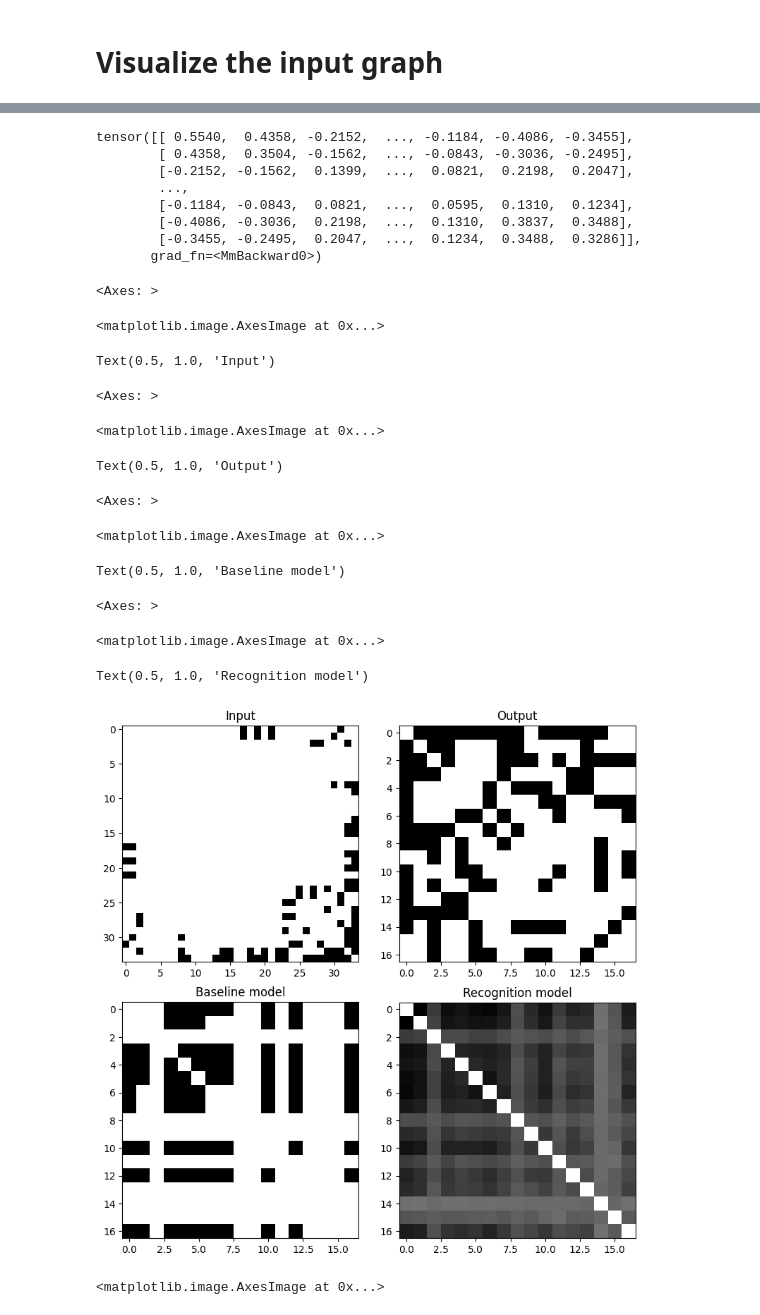
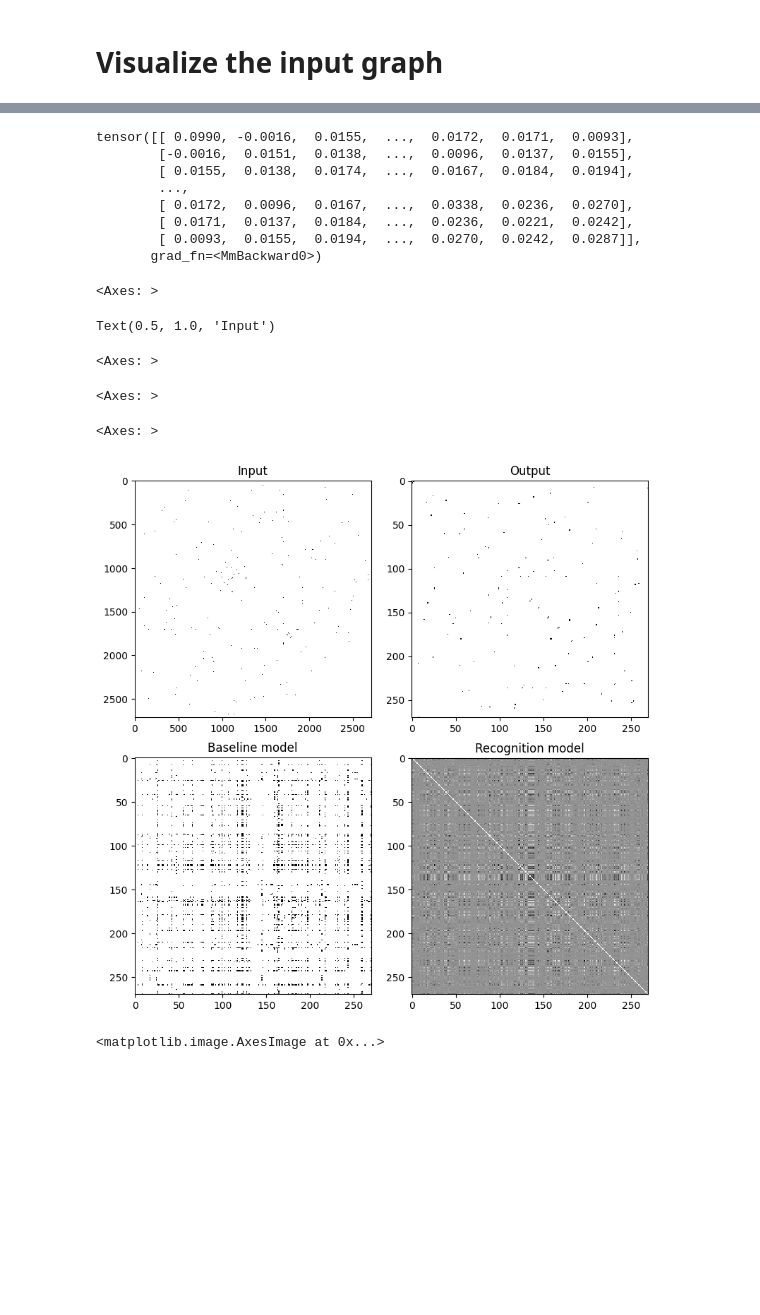
Before and after one commit to FDUguchunhui/latent-space-constraint-GNN, a Jupyter notebook: notebook/cgvae.ipynb, the cells around one changed output, grey strips where cells are left out. Cells and saved outputs as stored; diff of their text form; code cells hidden in the pictures; blank space fills up the shorter version.

Commit message:
Add test function and fix issues

```diff
--- a/notebook/cgvae.ipynb
+++ b/notebook/cgvae.ipynb
@@ -34,11 +34,7 @@ np.random.seed(123)
 /Users/cgu3/Documents/conditional-graph-variational-autoencoder
 '/Users/cgu3/Documents/conditional-graph-variational-autoencoder'
 # %%
-SPLIT_RATIO = 0.5
-# dataloader, dataset_size = get_data('../data', 'Cora', mask_ratio=SPLIT_RATIO, num_val=0.1, num_test=0.1,
-#                                     neg_edge_ratio=10)
-dataloader, dataset_size = get_data('../data', 'KarateClub',  mask_ratio=SPLIT_RATIO, num_val=0.1, num_test=0,
-                                    neg_edge_ratio=5)
+SPLIT_RATIO = 0.99
+dataloader, dataset_size = get_data('../data', 'Cora', mask_ratio=SPLIT_RATIO, num_val=0.1, num_test=0.1,
+                                    neg_edge_ratio=1)
+# dataloader, dataset_size = get_data('../data', 'KarateClub',  mask_ratio=SPLIT_RATIO, num_val=0.1, num_test=0,  neg_edge_ratio=5)
-# %%
-data = next(iter(dataloader))
-dim = data['input'].x.shape[0]
@@ -61,6 +59,6 @@ cgvae_net = src.cgvae.cgvae_model.train(
     num_epochs=300,
     pre_trained_baseline_net=baseline_net,
     model_path='checkpoints/cgvae_net.pth',
-    early_stop_patience=1000,
+    early_stop_patience=50,
     regularization=1
 )
@@ -115,13 +117,13 @@ Text(0.5, 1.0, 'Heatmap of 2D Tensor')
 # use the trained model to generate the missing part
 baseline_net(graphs['input'])
 # %% [output]
-tensor([[ 0.5540,  0.4358, -0.2152,  ..., -0.1184, -0.4086, -0.3455],
-        [ 0.4358,  0.3504, -0.1562,  ..., -0.0843, -0.3036, -0.2495],
-        [-0.2152, -0.1562,  0.1399,  ...,  0.0821,  0.2198,  0.2047],
+tensor([[ 0.0990, -0.0016,  0.0155,  ...,  0.0172,  0.0171,  0.0093],
+        [-0.0016,  0.0151,  0.0138,  ...,  0.0096,  0.0137,  0.0155],
+        [ 0.0155,  0.0138,  0.0174,  ...,  0.0167,  0.0184,  0.0194],
         ...,
-        [-0.1184, -0.0843,  0.0821,  ...,  0.0595,  0.1310,  0.1234],
-        [-0.4086, -0.3036,  0.2198,  ...,  0.1310,  0.3837,  0.3488],
-        [-0.3455, -0.2495,  0.2047,  ...,  0.1234,  0.3488,  0.3286]],
+        [ 0.0172,  0.0096,  0.0167,  ...,  0.0338,  0.0236,  0.0270],
+        [ 0.0171,  0.0137,  0.0184,  ...,  0.0236,  0.0221,  0.0242],
+        [ 0.0093,  0.0155,  0.0194,  ...,  0.0270,  0.0242,  0.0287]],
        grad_fn=<MmBackward0>)
 # %%
 def sigmoid(x):
@@ -135,57 +137,49 @@ adj_mat_out = pyg.utils.to_dense_adj(graphs['output'].edge_index,
 fig, axes = plt.subplots(nrows=2, ncols=2, figsize=(8, 8))
 threshold = 0.8
 
-
 fig.tight_layout() # Or equivalently,  "plt.tight_layout()"
 plt.subplot(221)
-plt.imshow(adj_mat_inp, cmap='Greys', interpolation='nearest')
+_  = plt.imshow(adj_mat_inp, cmap='Greys', interpolation='nearest')
 # plt.colorbar()  # Add a colorbar to a plot
 plt.title("Input")
 
 plt.subplot(222)
-plt.imshow(adj_mat_out[:split, :split], cmap='Greys', interpolation='nearest')
+_ = plt.imshow(adj_mat_out[:split, :split], cmap='Greys', interpolation='nearest')
 # plt.colorbar()  # Add a colorbar to a plot
-plt.title("Output")
+_ = plt.title("Output")
 
 plt.subplot(223)
 adj_mat_np = baseline_net.predict(graphs['input']).detach().numpy()[:split, :split]
 # adj_mat_np[adj_mat_np < threshold] = 0
 # adj_mat_np = np.random.binomial(1, adj_mat_np)
 np.fill_diagonal(adj_mat_np, 0)
-plt.imshow(adj_mat_np, cmap='Greys', interpolation='nearest')
+_ = plt.imshow(adj_mat_np, cmap='Greys', interpolation='nearest')
 # plt.colorbar()  # Add a colorbar to a plot
-plt.title("Baseline model")
+_ = plt.title("Baseline model")
 
 plt.subplot(224)
 adj_mat_np = np.zeros((split, split))
 for i in range(100):
     adj_mat_np += sigmoid(cgvae_net.generate().detach().numpy())[:split, :split]
 adj_mat_np /= 100
 # adj_mat_np[adj_mat_np < threshold] = 0
 # adj_mat_np[adj_mat_np >= threshold] = 1
 np.fill_diagonal(adj_mat_np, 0)
-plt.imshow(adj_mat_np, cmap='Greys', interpolation='nearest')
+_ = plt.imshow(adj_mat_np, cmap='Greys', interpolation='nearest')
 # plt.colorbar()  # Add a colorbar to a plot
-plt.title("Recognition model")
+_ = plt.title("Recognition model")
 
 # also try unconditional generation
 
 
 plt.show()
 # %% [output]
 <Axes: >
-<matplotlib.image.AxesImage at 0x...>
+Text(0.5, 1.0, 'Input')
-Text(0.5, 1.0, 'Input')
+<Axes: >
 <Axes: >
-<matplotlib.image.AxesImage at 0x...>
+<Axes: >
-Text(0.5, 1.0, 'Output')
-<Axes: >
-<matplotlib.image.AxesImage at 0x...>
-Text(0.5, 1.0, 'Baseline model')
-<Axes: >
-<matplotlib.image.AxesImage at 0x...>
-Text(0.5, 1.0, 'Recognition model')
-[figure, old version]
+[figure, new version]
 # %%
 cgvae_net.load('checkpoints/cgvae_net.pth')
 threshold = 0.7
```
Also changed, not shown: parts of 6 cells of this notebook, 3 other files.
